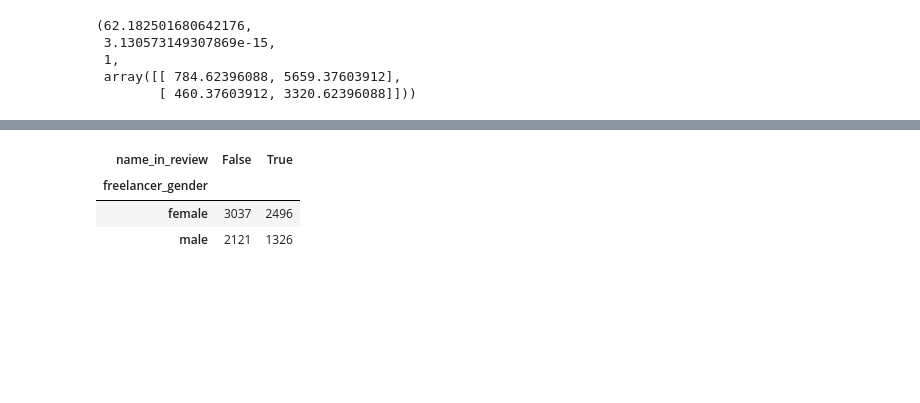
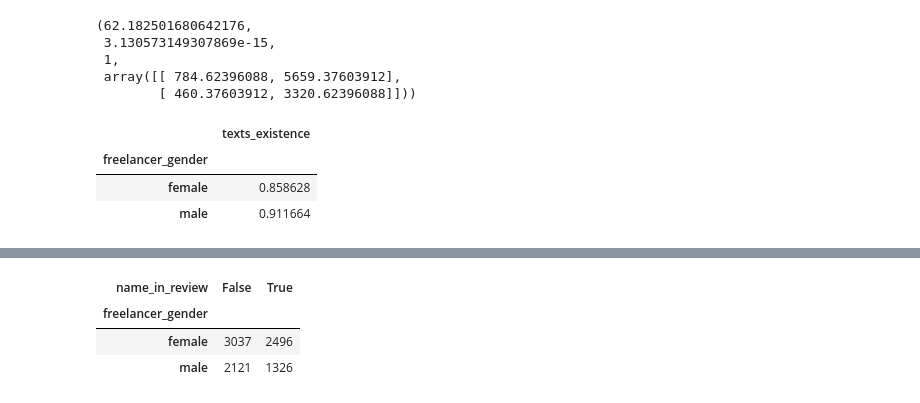
Before and after one commit to nezubkova/nlp-gender, a Jupyter notebook: analysis.ipynb, the cells around one changed output, grey strips where cells are left out. Cells and saved outputs as stored; diff of their text form; code cells hidden in the pictures; blank space fills up the shorter version.

```diff
--- a/analysis.ipynb
+++ b/analysis.ipynb
@@ -84,3 +86,10 @@ chi2_contingency(ct1)
  1,
  array([[ 784.62396088, 5659.37603912],
         [ 460.37603912, 3320.62396088]]))
+# %%
+gendered.groupby('freelancer_gender').mean()
+# %% [output]
+|  | texts_existence |
+| freelancer_gender |  |
+| female | 0.858628 |
+| male | 0.911664 |
```
Also changed, not shown: parts of 26 cells of this notebook.
